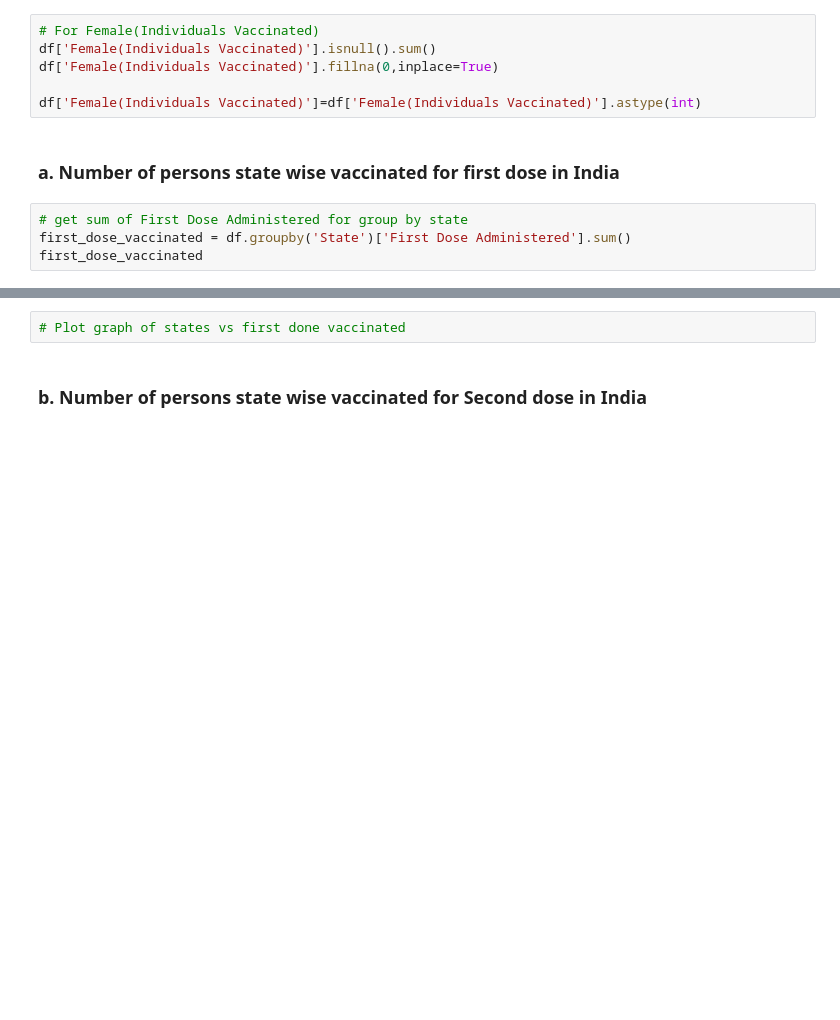
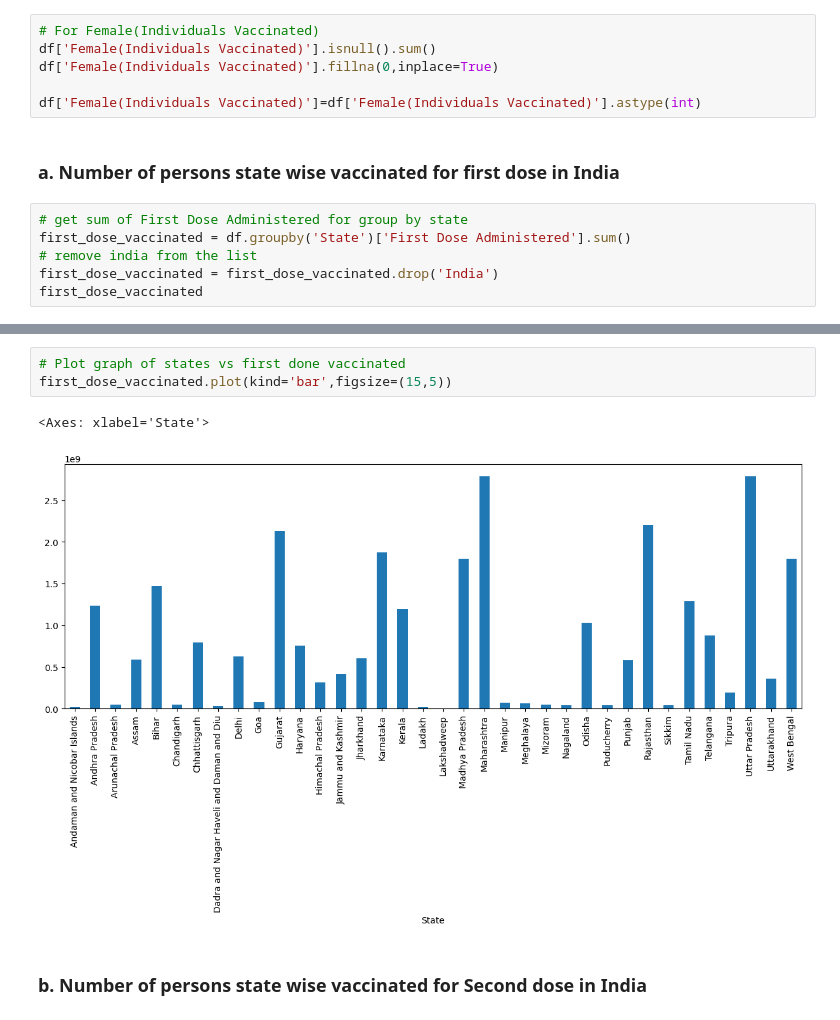
Before and after one commit to prathameshks/College-Code, a Jupyter notebook: DSBDAL/practical c4/c4.ipynb, the cells around one changed output, grey strips where cells are left out. Drawn from its saved outputs; the diff is of its cells as text; blank space fills up the shorter version.

```diff
--- a/DSBDAL/practical c4/c4.ipynb
+++ b/DSBDAL/practical c4/c4.ipynb
@@ -114,6 +102,8 @@ df['Female(Individuals Vaccinated)']=df['Female(Individuals Vaccinated)'].astype
 # %%
 # get sum of First Dose Administered for group by state
 first_dose_vaccinated = df.groupby('State')['First Dose Administered'].sum()
+# remove india from the list
+first_dose_vaccinated = first_dose_vaccinated.drop('India')
 first_dose_vaccinated
 # %% [output]
 State
@@ -135,6 +125,10 @@ West Bengal                                  1796449989
 Name: First Dose Administered, dtype: int64
 # %%
 # Plot graph of states vs first done vaccinated
+first_dose_vaccinated.plot(kind='bar',figsize=(15,5))
+# %% [output]
+<Axes: xlabel='State'>
+[figure, added]
 # %% [markdown]
 ### b. Number of persons state wise vaccinated for Second dose in India
 # %%
```
Also changed, not shown: parts of 8 cells of this notebook, 4 other files.
